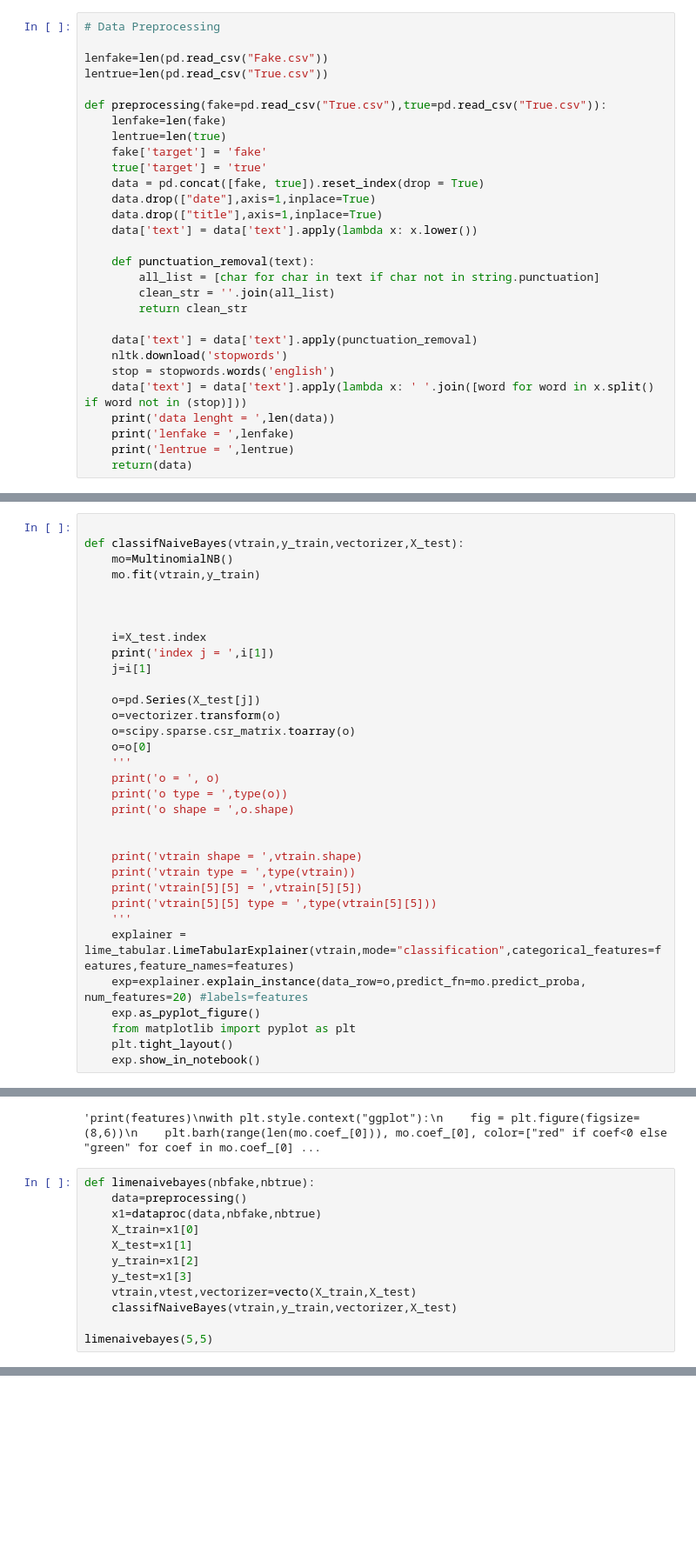
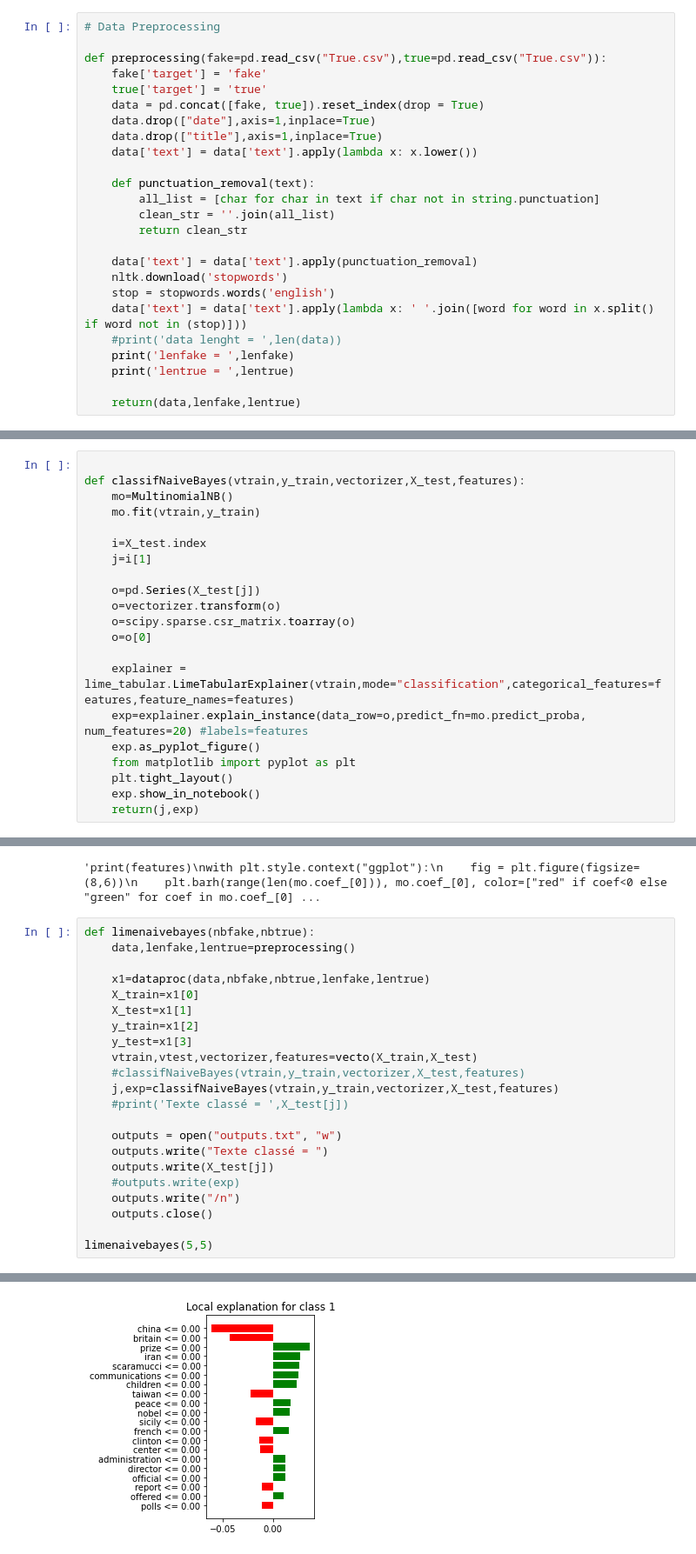
Before and after one commit to EvanEpivent5/EMSCC-FakeNewsProject, a Jupyter notebook: LIMEpropre.ipynb, the cells around one changed output, grey strips where cells are left out. Shown at 87% size. Saved outputs shown, nothing was run; the diff lists cells and outputs as text; blank space fills up the shorter version.

```diff
--- a/LIMEpropre.ipynb
+++ b/LIMEpropre.ipynb
@@ -22,12 +22,7 @@ from sklearn.naive_bayes import MultinomialNB
 # %%
 # Data Preprocessing
 
-lenfake=len(pd.read_csv("Fake.csv"))
-lentrue=len(pd.read_csv("True.csv"))
-
 def preprocessing(fake=pd.read_csv("True.csv"),true=pd.read_csv("True.csv")):
-    lenfake=len(fake)
-    lentrue=len(true)
     fake['target'] = 'fake'
     true['target'] = 'true'
     data = pd.concat([fake, true]).reset_index(drop = True)
@@ -44,8 +39,9 @@ def preprocessing(fake=pd.read_csv("True.csv"),true=pd.read_csv("True.csv")):
     nltk.download('stopwords')
     stop = stopwords.words('english')
     data['text'] = data['text'].apply(lambda x: ' '.join([word for word in x.split() if word not in (stop)]))
-    print('data lenght = ',len(data))
+    #print('data lenght = ',len(data))
     print('lenfake = ',lenfake)
     print('lentrue = ',lentrue)
-    return(data)
+
+    return(data,lenfake,lentrue)
 # %%
@@ -160,36 +119,24 @@ x=p(X_train[2])
 # %%
 
-def classifNaiveBayes(vtrain,y_train,vectorizer,X_test):
+def classifNaiveBayes(vtrain,y_train,vectorizer,X_test,features):
     mo=MultinomialNB()
     mo.fit(vtrain,y_train)
 
-
-
     i=X_test.index
-    print('index j = ',i[1])
     j=i[1]
 
     o=pd.Series(X_test[j])
     o=vectorizer.transform(o)
     o=scipy.sparse.csr_matrix.toarray(o)
     o=o[0]
-    '''
-    print('o = ', o)
-    print('o type = ',type(o))
-    print('o shape = ',o.shape)
 
-
-    print('vtrain shape = ',vtrain.shape)
-    print('vtrain type = ',type(vtrain))
-    print('vtrain[5][5] = ',vtrain[5][5])
-    print('vtrain[5][5] type = ',type(vtrain[5][5]))
-    '''
     explainer = lime_tabular.LimeTabularExplainer(vtrain,mode="classification",categorical_features=features,feature_names=features)
     exp=explainer.explain_instance(data_row=o,predict_fn=mo.predict_proba, num_features=20) #labels=features
     exp.as_pyplot_figure()
     from matplotlib import pyplot as plt
     plt.tight_layout()
     exp.show_in_notebook()
+    return(j,exp)
 # %%
 '''print(features)
 with plt.style.context("ggplot"):
@@ -202,14 +149,24 @@ with plt.style.context("ggplot"):
 'print(features)\nwith plt.style.context("ggplot"):\n    fig = plt.figure(figsize=(8,6))\n    plt.barh(range(len(mo.coef_[0])), mo.coef_[0], color=["red" if coef<0 else "green" for coef in mo.coef_[0] ...
 # %%
 def limenaivebayes(nbfake,nbtrue):
-    data=preprocessing()
-    x1=dataproc(data,nbfake,nbtrue)
+    data,lenfake,lentrue=preprocessing()
+
+    x1=dataproc(data,nbfake,nbtrue,lenfake,lentrue)
     X_train=x1[0]
     X_test=x1[1]
     y_train=x1[2]
     y_test=x1[3]
-    vtrain,vtest,vectorizer=vecto(X_train,X_test)
-    classifNaiveBayes(vtrain,y_train,vectorizer,X_test)
+    vtrain,vtest,vectorizer,features=vecto(X_train,X_test)
+    #classifNaiveBayes(vtrain,y_train,vectorizer,X_test,features)
+    j,exp=classifNaiveBayes(vtrain,y_train,vectorizer,X_test,features)
+    #print('Texte classé = ',X_test[j])
+
+    outputs = open("outputs.txt", "w")
+    outputs.write("Texte classé = ")
+    outputs.write(X_test[j])
+    #outputs.write(exp)
+    outputs.write("/n")
+    outputs.close()
 
 limenaivebayes(5,5)
 # %% [output]
@@ -235,0 +195 @@ KeyError: 0
+[figure, added]
```
Also changed, not shown: parts of 5 cells of this notebook, 1 other file.
